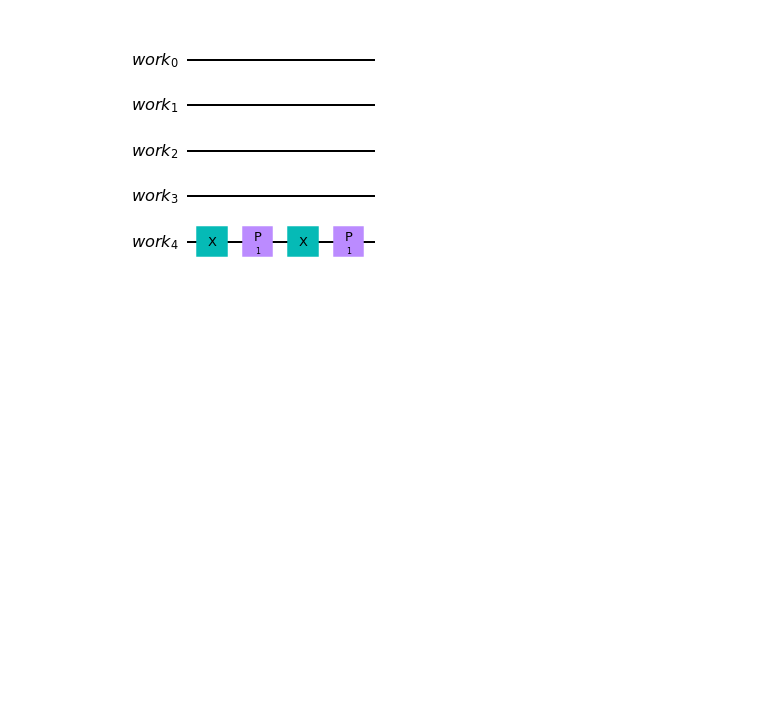
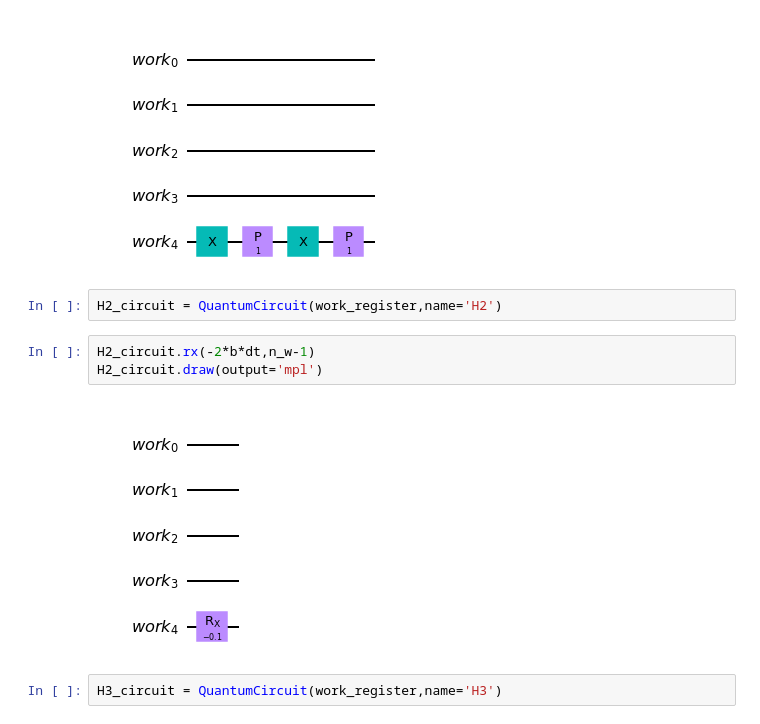
Before and after one commit to osamarais/Tridiagonal_Solver, a Jupyter notebook: tridiagonal_solver.ipynb, the cells around one changed output. Saved outputs shown, nothing was run; the diff lists cells and outputs as text; blank space fills up the shorter version.

```diff
--- a/tridiagonal_solver.ipynb
+++ b/tridiagonal_solver.ipynb
@@ -74,3 +76,12 @@ H1_circuit.p(a*t,n_w-1)
 H1_circuit.draw(output='mpl')
 # %% [output]
 [figure]
+# %%
+H2_circuit = QuantumCircuit(work_register,name='H2')
+# %%
+H2_circuit.rx(-2*b*dt,n_w-1)
+H2_circuit.draw(output='mpl')
+# %% [output]
+[figure, added]
+# %%
+H3_circuit = QuantumCircuit(work_register,name='H3')
```
Also changed, not shown: parts of 3 cells of this notebook.
